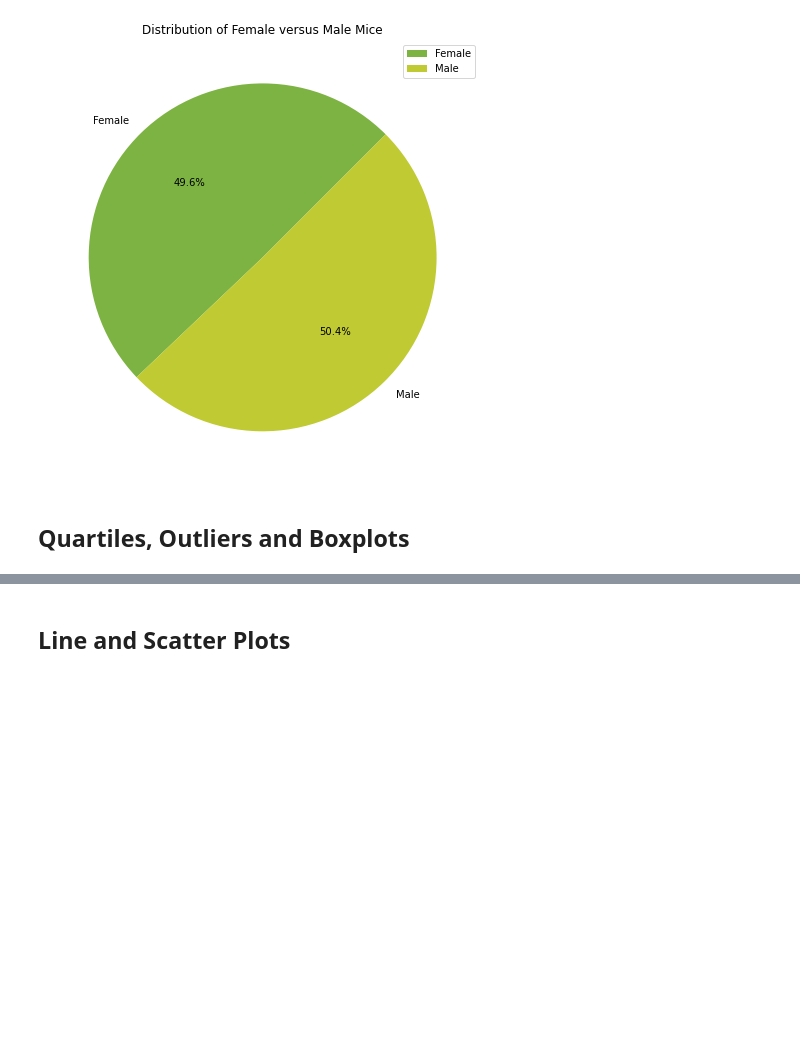
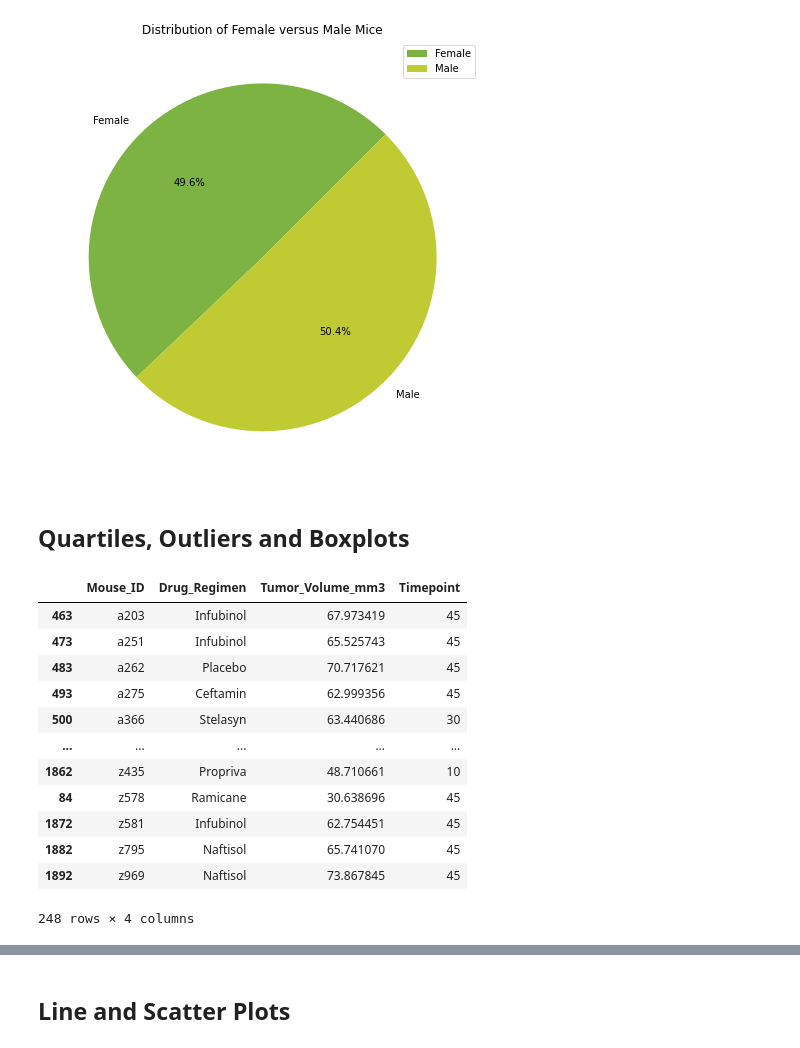
Before and after one commit to Court-Parker4/MatplotlibHWK, a Jupyter notebook: 05-Matplotlib_HW_Instructions_Pymaceuticals_pymaceuticals_starter.ipynb, the cells around one changed output, grey strips where cells are left out. Cells and saved outputs as stored; diff of their text form; code cells hidden in the pictures; blank space fills up the shorter version.

```diff
--- a/05-Matplotlib_HW_Instructions_Pymaceuticals_pymaceuticals_starter.ipynb
+++ b/05-Matplotlib_HW_Instructions_Pymaceuticals_pymaceuticals_starter.ipynb
@@ -210,10 +210,24 @@ plt.show()
 # %%
 # Calculate the final tumor volume of each mouse across four of the treatment regimens:
 # Capomulin, Ramicane, Infubinol, and Ceftamin
-
 # Start by getting the last (greatest) timepoint for each mouse
-
-
 # Merge this group df with the original dataframe to get the tumor volume at the last timepoint
+final_Vol=clean_df[['Mouse_ID', 'Drug_Regimen','Tumor_Volume_mm3','Timepoint']].drop_duplicates()
+vol_df=final_Vol.loc[final_Vol.groupby('Mouse_ID').Timepoint.idxmax()]
+vol_df
+# %% [output]
+|  | Mouse_ID | Drug_Regimen | Tumor_Volume_mm3 | Timepoint |
+| 463 | a203 | Infubinol | 67.973419 | 45 |
+| 473 | a251 | Infubinol | 65.525743 | 45 |
+| 483 | a262 | Placebo | 70.717621 | 45 |
+| 493 | a275 | Ceftamin | 62.999356 | 45 |
+| 500 | a366 | Stelasyn | 63.440686 | 30 |
+| ... | ... | ... | ... | ... |
+| 1862 | z435 | Propriva | 48.710661 | 10 |
+| 84 | z578 | Ramicane | 30.638696 | 45 |
+| 1872 | z581 | Infubinol | 62.754451 | 45 |
+| 1882 | z795 | Naftisol | 65.741070 | 45 |
+| 1892 | z969 | Naftisol | 73.867845 | 45 |
+248 rows × 4 columns
 # %%
 # Put treatments into a list for for loop (and later for plot labels)
```
Also changed, not shown: parts of 2 cells of this notebook.
